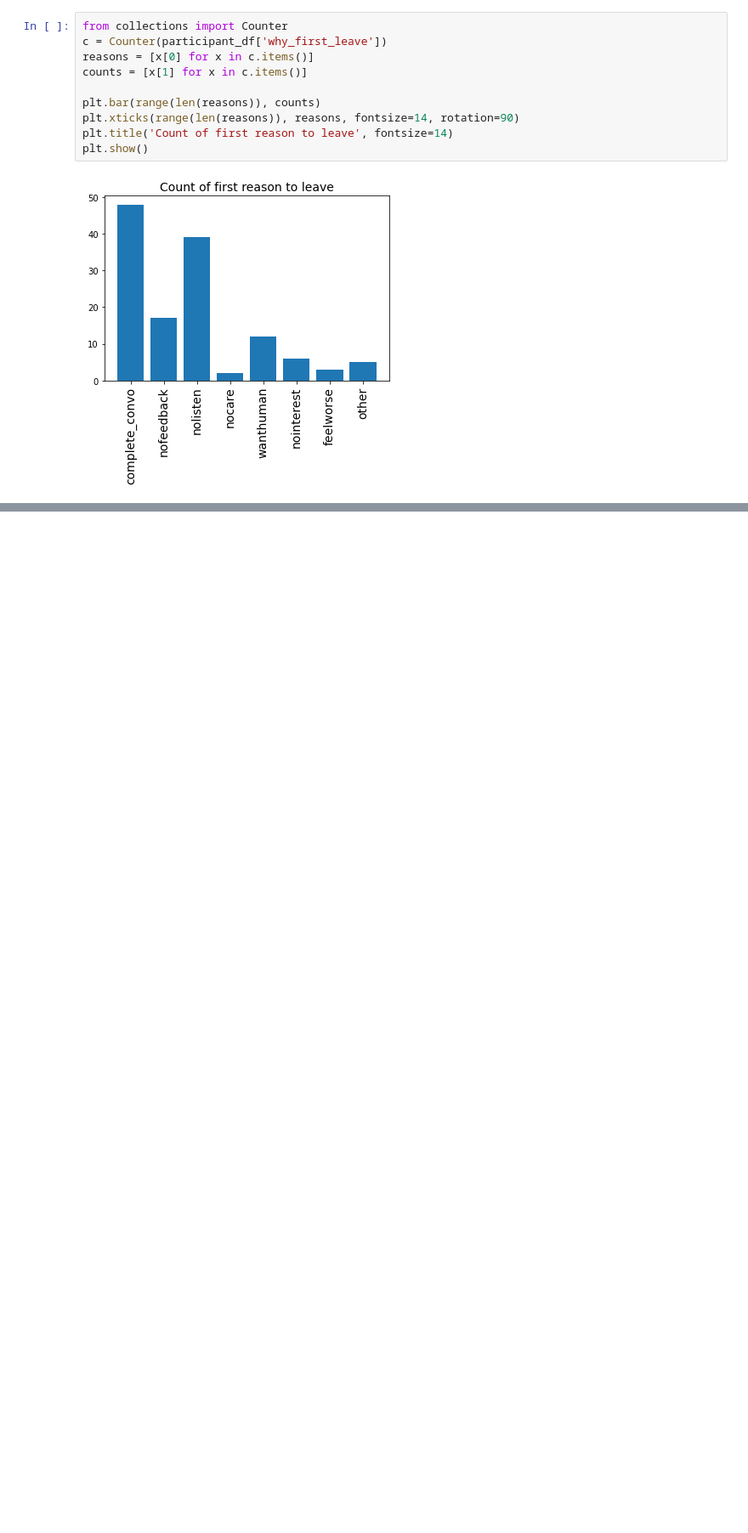
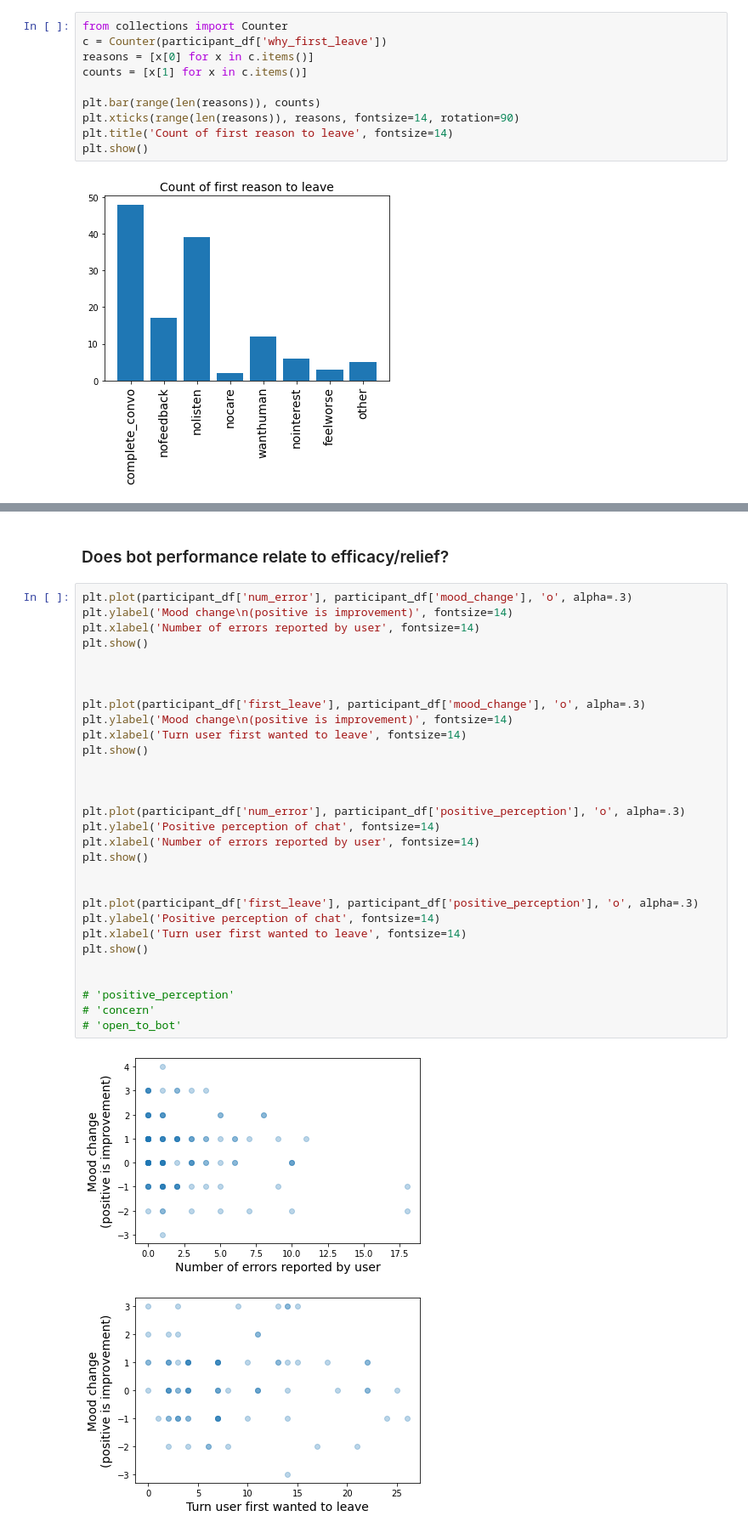
Before and after one commit to odemasi/therapybot_limitations, a Jupyter notebook: Therapybot_plots_v1.ipynb, the cells around one changed output, grey strips where cells are left out. Shown: that part at 85% size. Drawn from its saved outputs; the diff is of its cells as text; blank space fills up the shorter version.

```diff
--- a/Therapybot_plots_v1.ipynb
+++ b/Therapybot_plots_v1.ipynb
@@ -425,0 +574,35 @@ participant_df.to_csv('data/participant_data_18feb2021.csv')
+# %% [markdown]
+### Does bot performance relate to efficacy/relief?
+# %%
+plt.plot(participant_df['num_error'], participant_df['mood_change'], 'o', alpha=.3)
+plt.ylabel('Mood change\n(positive is improvement)', fontsize=14)
+plt.xlabel('Number of errors reported by user', fontsize=14)
+plt.show()
+
+
+
+plt.plot(participant_df['first_leave'], participant_df['mood_change'], 'o', alpha=.3)
+plt.ylabel('Mood change\n(positive is improvement)', fontsize=14)
+plt.xlabel('Turn user first wanted to leave', fontsize=14)
+plt.show()
+
+
+
+plt.plot(participant_df['num_error'], participant_df['positive_perception'], 'o', alpha=.3)
+plt.ylabel('Positive perception of chat', fontsize=14)
+plt.xlabel('Number of errors reported by user', fontsize=14)
+plt.show()
+
+
+plt.plot(participant_df['first_leave'], participant_df['positive_perception'], 'o', alpha=.3)
+plt.ylabel('Positive perception of chat', fontsize=14)
+plt.xlabel('Turn user first wanted to leave', fontsize=14)
+plt.show()
+
+
+# 'positive_perception'
+# 'concern'
+# 'open_to_bot'
+# %% [output]
+[figure, added]
+[figure, added]
```
Also changed, not shown: parts of 75 cells of this notebook.
